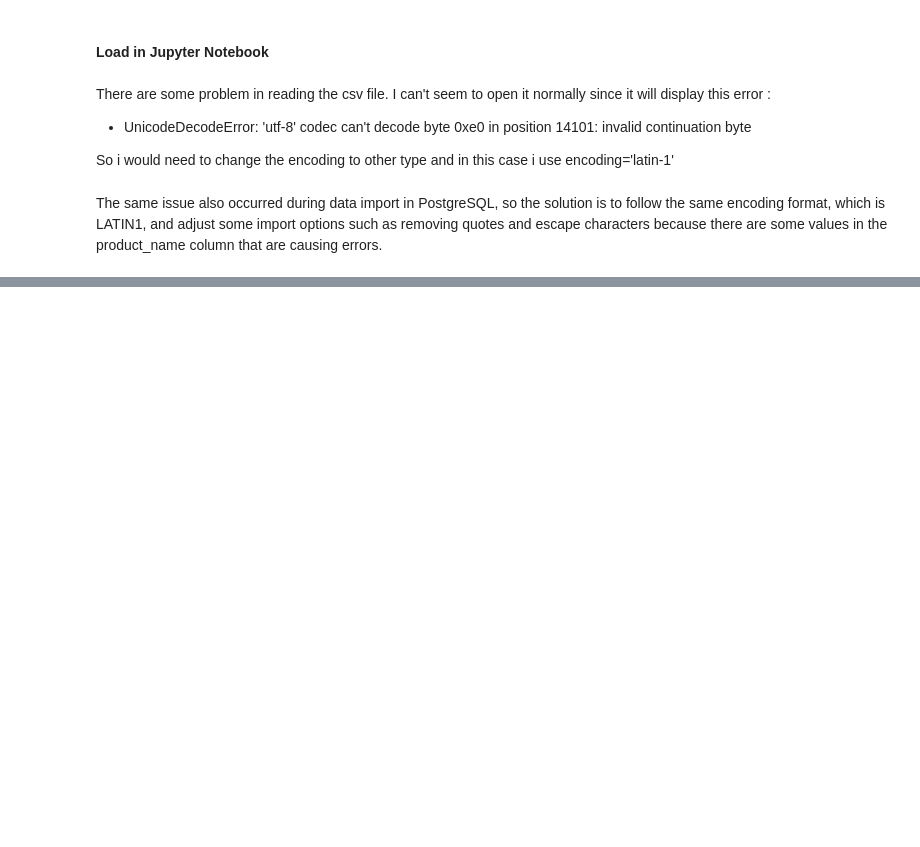
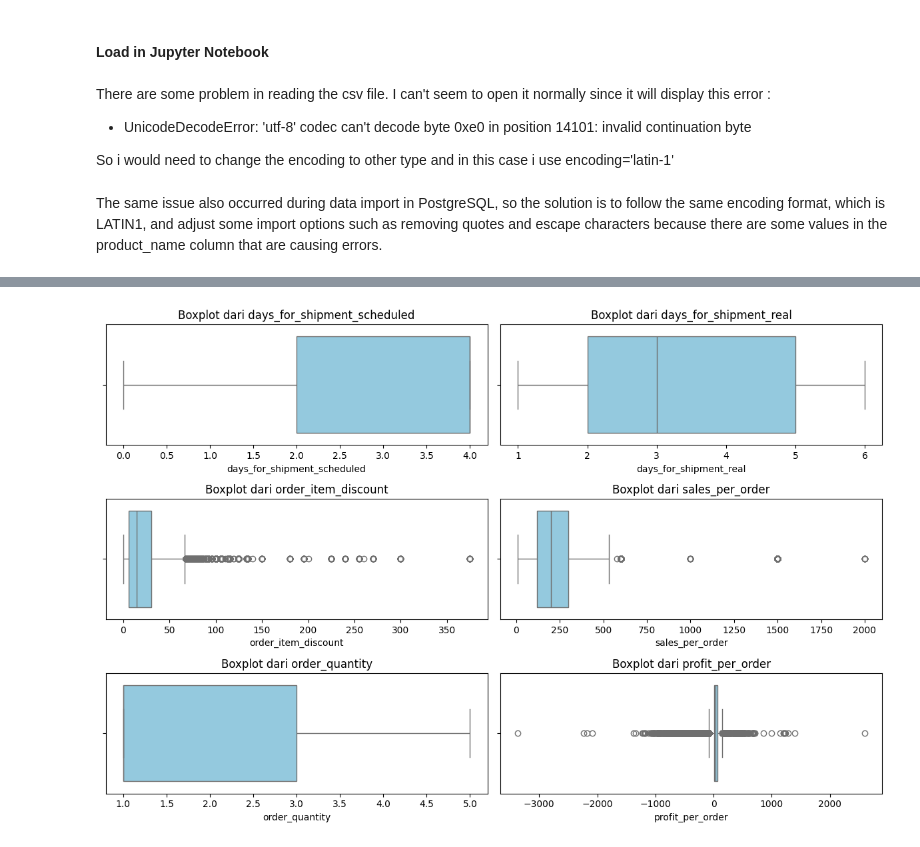
Before and after one commit to mcikalmerdeka/US-Based-Ecommerce-Company-Sales-Performance, a Jupyter notebook: Python/US_Based_Ecommerce_Company_Sales_Performance.ipynb, the cells around one changed output, grey strips where cells are left out. Cells and saved outputs as stored; diff of their text form; code cells hidden in the pictures; blank space fills up the shorter version.

```diff
--- a/Python/US_Based_Ecommerce_Company_Sales_Performance.ipynb
+++ b/Python/US_Based_Ecommerce_Company_Sales_Performance.ipynb
@@ -344,0 +628,12 @@ We have latitude and longitude of each state and city in a separate csv file tha
+# %%
+# Boxplot
+fig, ax = plt.subplots(nrows=3, ncols=2, figsize=(12, 8))
+ax = ax.flatten()
+
+for i in range(len(nums_cols)) :
+  sns.boxplot(ax=ax[i], x=df[nums_cols[i]], orient='h', color='skyblue')
+  ax[i].set_title(f'Boxplot dari {nums_cols[i]}')
+
+plt.tight_layout()
+# %% [output]
+[figure, added]
```
Also changed, not shown: parts of 67 cells of this notebook, 1 other file.
